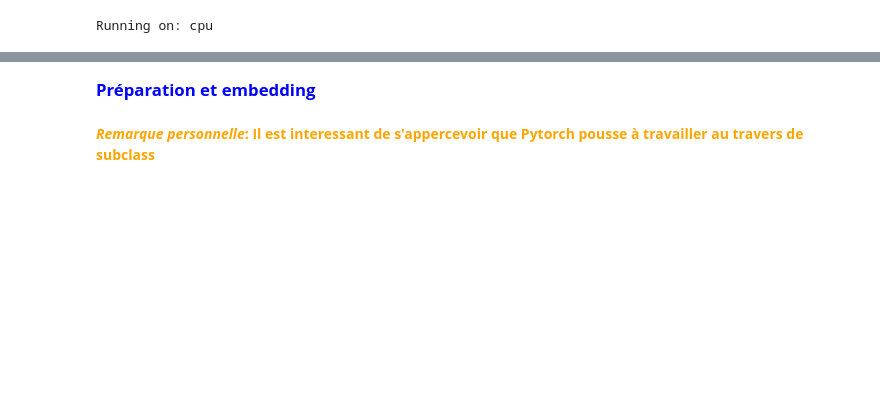
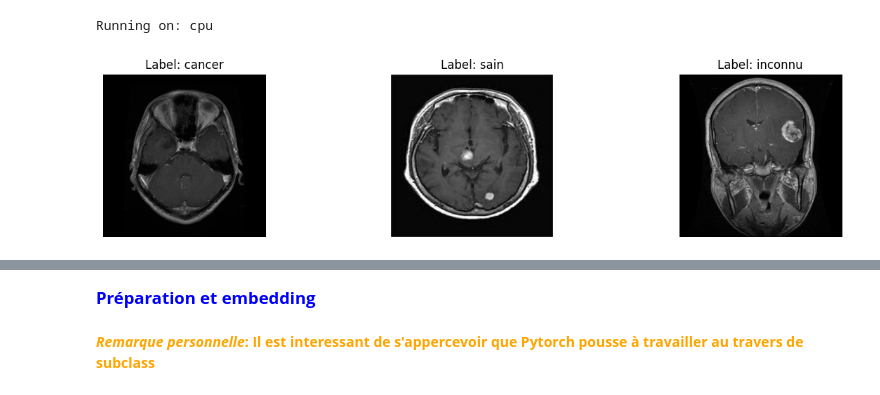
Before and after one commit to S-S-Zheng/Openclassrooms_P7, a Jupyter notebook: notebooks/P7_part1.ipynb, the cells around one changed output, grey strips where cells are left out. Cells and saved outputs as stored; diff of their text form; code cells hidden in the pictures; blank space fills up the shorter version.

```diff
--- a/notebooks/P7_part1.ipynb
+++ b/notebooks/P7_part1.ipynb
@@ -106,0 +116,19 @@ Running on: cpu
+# %%
+# Visualisation de quelques exemples
+path_samples = [avec_labels_path[0], avec_labels_path[50], sans_label_path[0]]
+label_samples = ["cancer","sain","inconnu"]
+
+fig, axes = plt.subplots(1, len(path_samples), figsize=(15, 3))
+for i,(path,label) in enumerate(zip(path_samples,label_samples)):
+    image = Image.open(path)
+    # L'image est un tensor, on le convertit en numpy array et on le transpose pour l'affichage
+    # On dénormalise aussi l'image pour un affichage correct
+    # img = image.numpy().transpose(1, 2, 0) * 0.5 + 0.5
+    # axes[i].imshow(img.squeeze(), cmap='gray') # Use cmap='gray' for single channel images if needed
+    axes[i].imshow(image, cmap='gray')
+    axes[i].set_title(f"Label: {label}")
+    axes[i].axis('off')
+
+plt.show()
+# %% [output]
+[figure, added]
```
Also changed, not shown: parts of 48 cells of this notebook, 11 other files.
